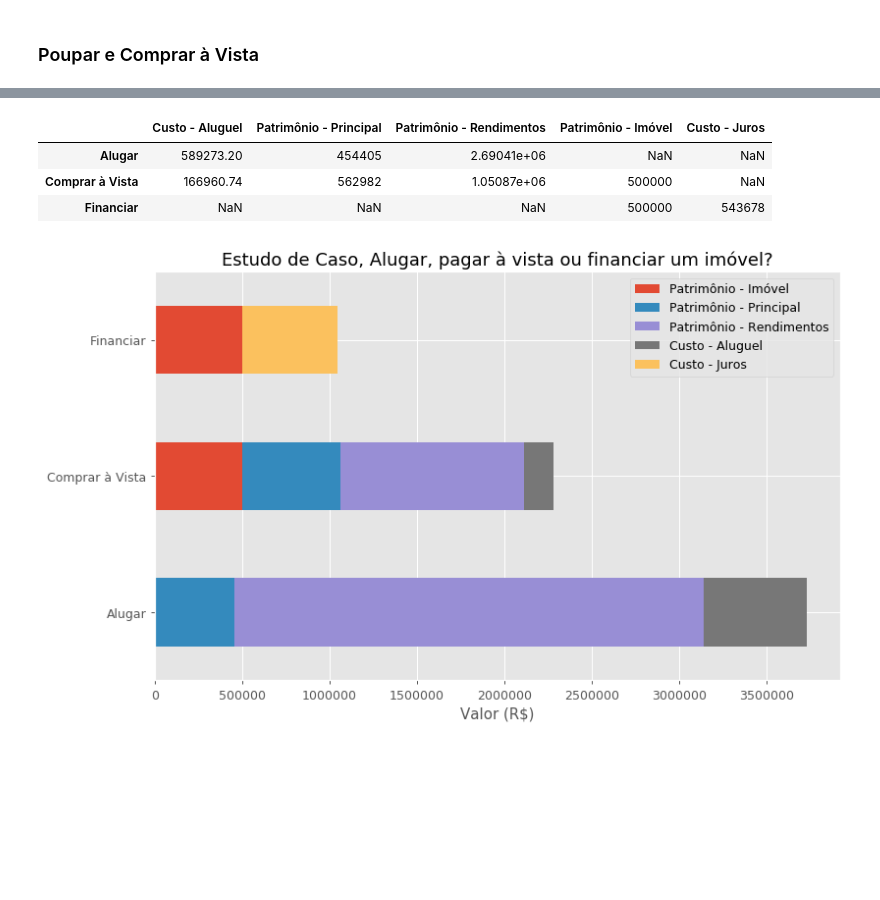
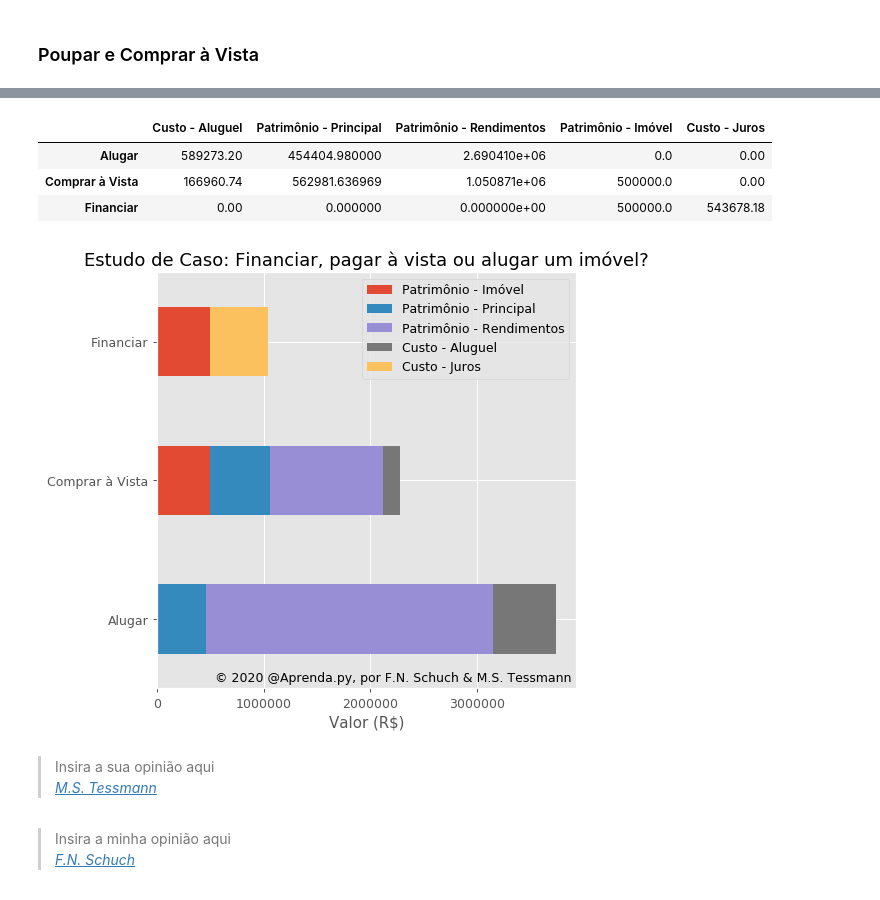
Before and after one commit to fschuch/aprenda.py, a Jupyter notebook: _notebooks/2020-04-08-matematica-financeira-imovel.ipynb, the cells around one changed output, grey strips where cells are left out. Cells and saved outputs as stored; diff of their text form; code cells hidden in the pictures; blank space fills up the shorter version.

```diff
--- a/_notebooks/2020-04-08-matematica-financeira-imovel.ipynb
+++ b/_notebooks/2020-04-08-matematica-financeira-imovel.ipynb
@@ -125,3 +232,4 @@ sistema = 'SAC'
 # %%
 def taxa_anual_para_mensal(i):
+    '''Função recebe uma taxa de juros anual e retorna a taxa mensal equivalente.'''
     return (1.+i)**(1./12.)-1.
@@ -128,5 +238,5 @@ def taxa_anual_para_mensal(i):
 # %%
-valor_do_imovel = entrada + valor_do_financiamento
+valor_do_financiamento = valor_do_imovel - entrada
 taxa_financeamento = taxa_anual_para_mensal(taxa_financeamento_anual)
 taxa_aluguel = taxa_anual_para_mensal(taxa_aluguel_anual)
 rendimento_investimentos = taxa_anual_para_mensal(rendimento_investimentos_anual)
@@ -136,2 +248,5 @@ tempo = tempo_anos * 12
 # %%
-financiar = sistema_pagamento(sistema, taxa_financeamento,tempo,valor_do_financiamento)
+financiar = sistema_pagamento(sistema,
+                              taxa_financeamento,
+                              tempo,
+                              valor_do_financiamento)
@@ -216,31 +454,37 @@ O imóvel será comprado no mês 103
 # %%
+# Criamos um DataFrame vazio
 summary = pd.DataFrame()
 
+# Adicionamos os valores obtidos na tempo final de cada um dos cenários
 summary = summary.append(alugar.tail(1), ignore_index=True, sort=False)
 summary = summary.append(comprar.tail(1), ignore_index=True, sort=False)
 summary = summary.append(financiar.tail(1), ignore_index=True, sort=False)
 
-summary.drop(['Aluguel', 'Aportes', 'Patrimônio', 'Juros', 'Amortização', 'Parcela', 'Saldo Devedor'], axis=1, inplace=True)
+# Vamos eliminar as colunas da tabela que não nos interessam
+summary.drop(['Aluguel', 'Aportes', 'Patrimônio', 'Juros',
+              'Amortização', 'Parcela', 'Saldo Devedor'], axis=1, inplace=True)
 
+# E renomear as linhas de acordo com cada caso
 summary.index = ['Alugar', 'Comprar à Vista', 'Financiar']
-summary
+
+# Por fim mostramos na tela
+summary.fillna(0)
 # %% [output]
 |  | Custo - Aluguel | Patrimônio - Principal | Patrimônio - Rendimentos | Patrimônio - Imóvel | Custo - Juros |
-| Alugar | 589273.20 | 454405 | 2.69041e+06 | NaN | NaN |
-| Comprar à Vista | 166960.74 | 562982 | 1.05087e+06 | 500000 | NaN |
-| Financiar | NaN | NaN | NaN | 500000 | 543678 |
+| Alugar | 589273.20 | 454404.980000 | 2.690410e+06 | 0.0 | 0.00 |
+| Comprar à Vista | 166960.74 | 562981.636969 | 1.050871e+06 | 500000.0 | 0.00 |
+| Financiar | 0.00 | 0.000000 | 0.000000e+00 | 500000.0 | 543678.18 |
 # %%
-#hide_input
-
-summary[['Patrimônio - Imóvel', 'Patrimônio - Principal', 'Patrimônio - Rendimentos', 'Custo - Aluguel', 'Custo - Juros']].plot.barh(stacked=True)
-plt.title('Estudo de Caso, Alugar, pagar à vista ou financiar um imóvel?')
-plt.xlabel('Valor (R$)')
-
-#position bottom right
-# plt.text(0., -1., '@aprenda.py, por F.N. Schuch & M.S. Tessmann',
-#          fontsize=12, color='gray',
-#          ha='left', va='bottom', xycoords='figure fraction')
-
-plt.show()
+summary[['Patrimônio - Imóvel', 'Patrimônio - Principal', 'Patrimônio - Rendimentos',
+         'Custo - Aluguel', 'Custo - Juros']].plot.barh(stacked=True)
+plt.title('Estudo de Caso: Financiar, pagar à vista ou alugar um imóvel?')
+plt.xlabel('Valor (R$)'); plt.locator_params(axis='x', nbins=5)
+copyright()
 # %% [output]
-[figure, old version]
+[figure, new version]
+# %% [markdown]
+> Insira a sua opinião aqui<br>
+> <cite><a href="https://twitter.com/mathiazst">M.S. Tessmann</a></cite>
+# %% [markdown]
+> Insira a minha opinião aqui<br>
+> <cite><a href="https://twitter.com/fschuch">F.N. Schuch</a></cite>
```
Also changed, not shown: parts of 54 cells of this notebook.
